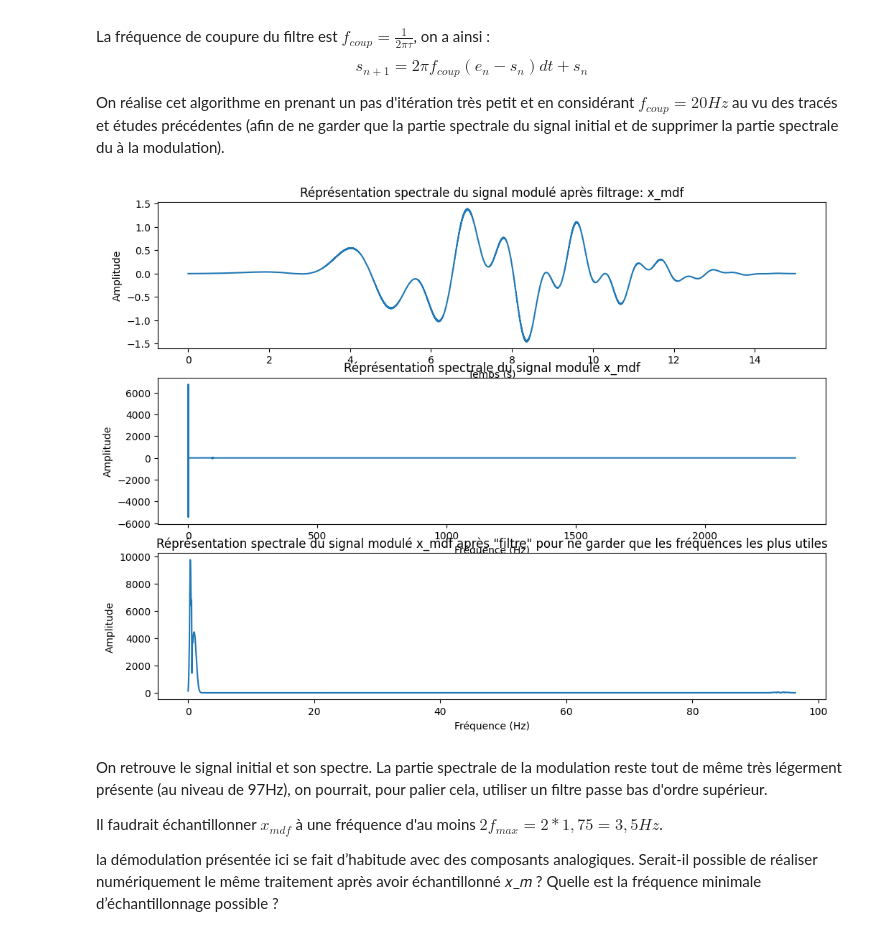
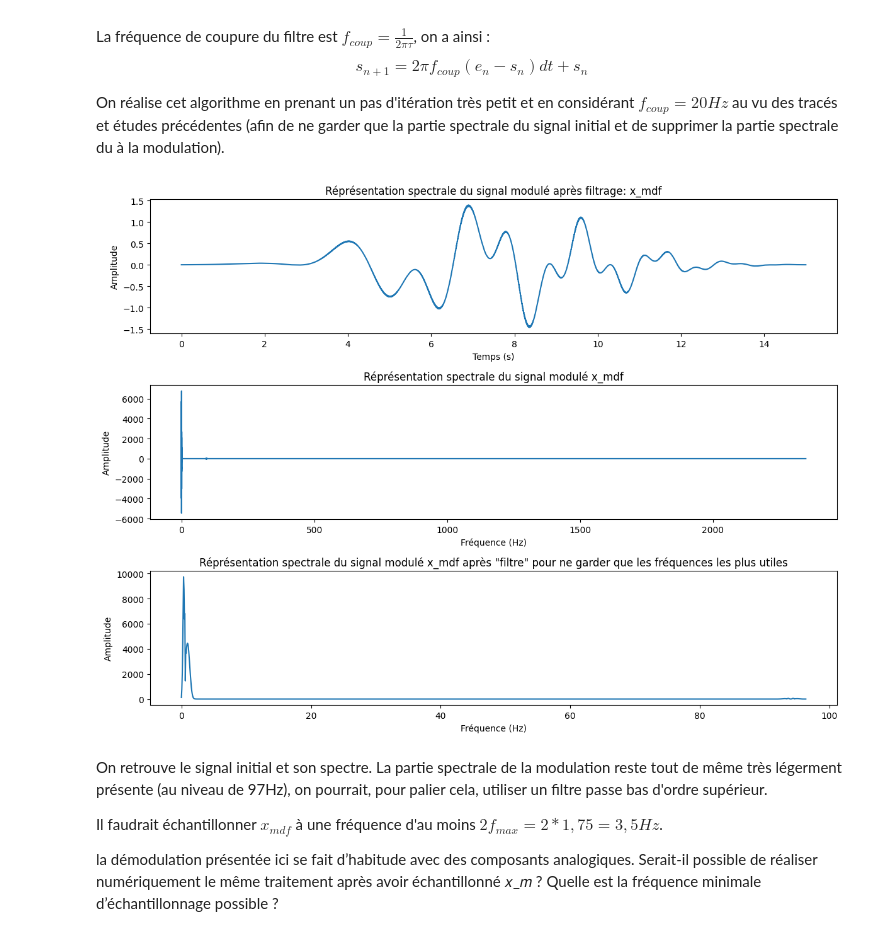
Before and after one commit to TomSchippke/PROJETS_S2, a Jupyter notebook: Mini_Projet_LAGARDE_SCHIPPKE.ipynb, the cells around one changed output. Drawn from its saved outputs; the diff is of its cells as text; code cells hidden in the pictures.

```diff
--- a/Mini_Projet_LAGARDE_SCHIPPKE.ipynb
+++ b/Mini_Projet_LAGARDE_SCHIPPKE.ipynb
@@ -462,34 +464,35 @@ plt.figure(figsize=(12, 9))
 
 plt.subplot(3, 1, 1)
 plt.plot(t,x_mdf)
 plt.xlabel('Temps (s)')
 plt.ylabel('Amplitude')
 plt.title('Réprésentation spectrale du signal modulé après filtrage: x_mdf')
 
 
 X_mdf=np.fft.fft(x_mdf)
 freq=np.fft.fftfreq(N, d=1/finfty)
 
 plt.subplot(3, 1, 2)
 plt.plot(freq[:N//2],X_mdf[:N//2])
 plt.xlabel('Fréquence (Hz)')
 plt.ylabel('Amplitude')
 plt.title('Réprésentation spectrale du signal modulé x_mdf')
 
 indice_à_garder = np.abs(X_mdf) > 0.01
 X_mdf_tild=X_mdf[indice_à_garder]
 freq_tild=freq[indice_à_garder]
 
 plt.subplot(3, 1, 3)
 
 plt.plot(freq_tild[freq_tild>=0],np.abs(X_mdf_tild[freq_tild>=0]))
 plt.xlabel('Fréquence (Hz)')
 plt.ylabel('Amplitude')
 plt.title('Réprésentation spectrale du signal modulé x_mdf après "filtre" pour ne garder que les fréquences les plus utiles')
 
+plt.tight_layout()
 plt.show()
 # %% [output]
-[figure, old version]
+[figure, new version]
 # %% [markdown]
 On retrouve le signal initial et son spectre. La partie spectrale de la modulation reste tout de même très légerment présente (au niveau de 97Hz), on pourrait, pour palier cela, utiliser un filtre passe bas d'ordre supérieur.
 
```
Also changed, not shown: parts of 3 cells of this notebook, 1 other file.
